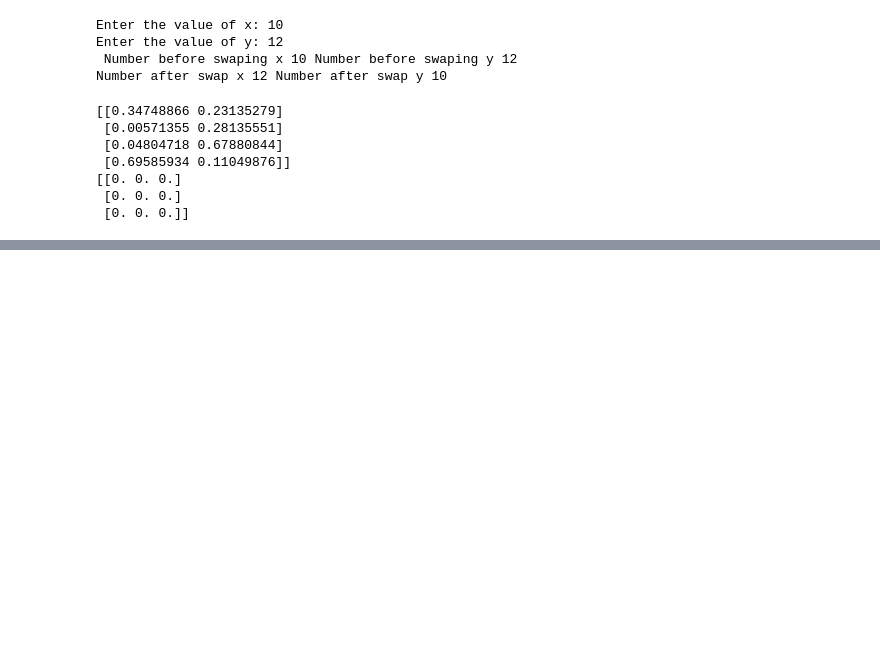
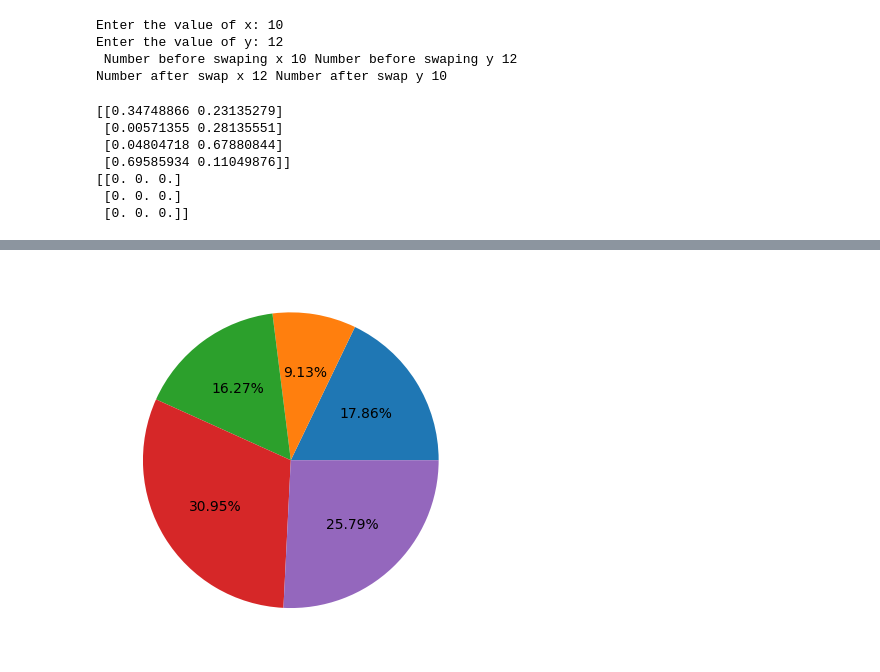
Before and after one commit to AmitK0105/AmitK0105, a Jupyter notebook: Untitled1.ipynb, the cells around one changed output, grey strips where cells are left out. Cells and saved outputs as stored; diff of their text form; code cells hidden in the pictures; blank space fills up the shorter version.

```diff
--- a/Untitled1.ipynb
+++ b/Untitled1.ipynb
@@ -107,0 +127,8 @@ No_of_people_voted = []
+# %%
+# Question -12
+import matplotlib.pyplot as plt
+data1= [45,23,41,78,65]
+plt.pie(data1, autopct="%1.2f%%")
+plt.show()
+# %% [output]
+[figure, added]
```
Also changed, not shown: parts of 6 cells of this notebook.
